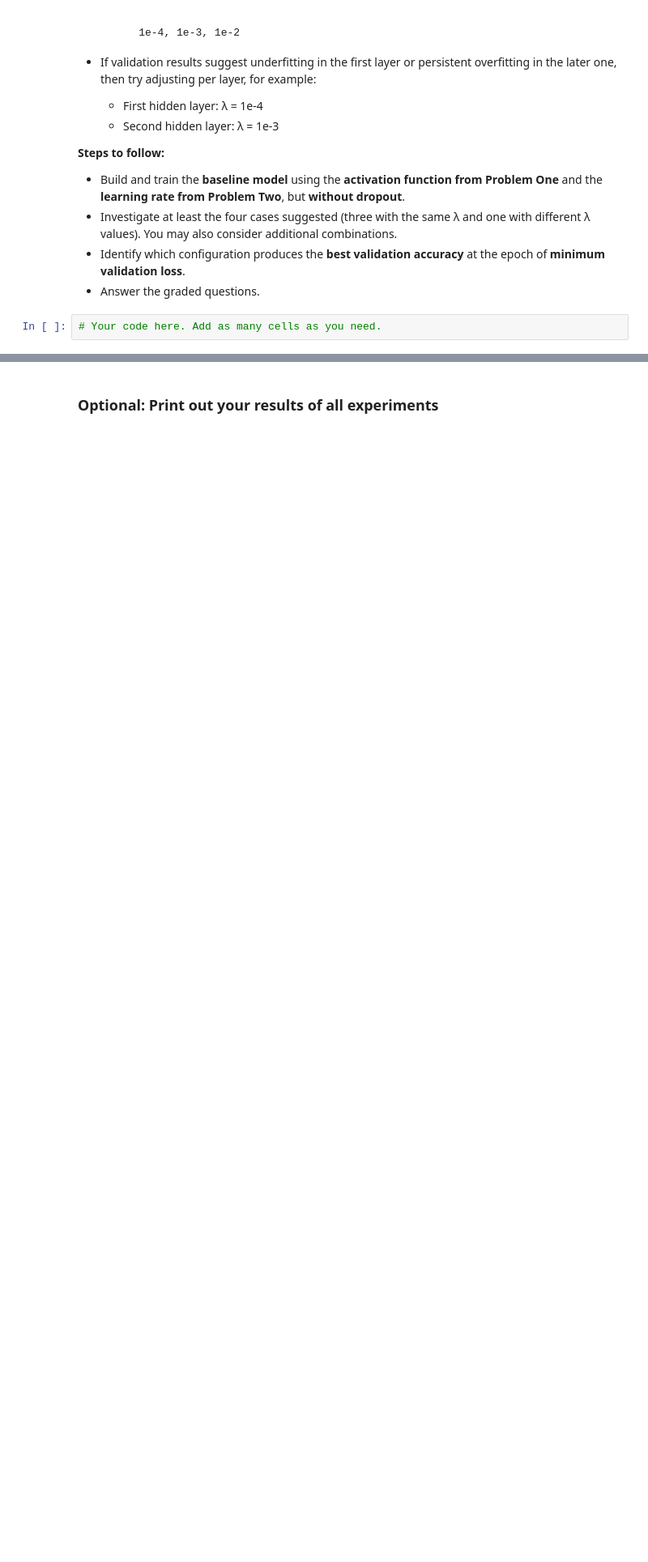
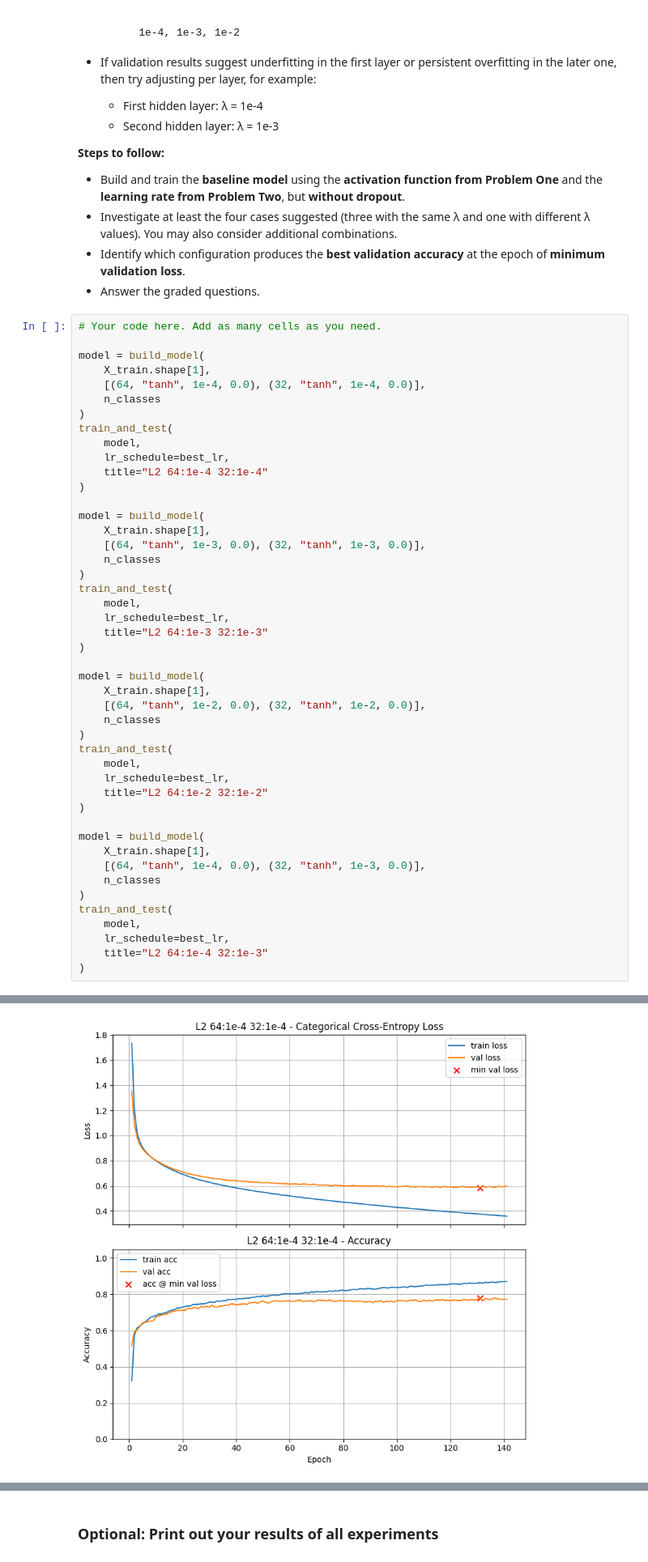
Before and after one commit to cdc18b/deeplearning, a Jupyter notebook: Homework_03.ipynb, the cells around one changed output, grey strips where cells are left out. Shown at 81% size. Drawn from its saved outputs; the diff is of its cells as text; blank space fills up the shorter version.

```diff
--- a/Homework_03.ipynb
+++ b/Homework_03.ipynb
@@ -537,3 +830,48 @@ In this problem, you will explore how **L2 regularization** (also called *weight
 * Answer the graded questions.
 # %%
 # Your code here. Add as many cells as you need.
+
+model = build_model(
+    X_train.shape[1],
+    [(64, "tanh", 1e-4, 0.0), (32, "tanh", 1e-4, 0.0)],
+    n_classes
+)
+train_and_test(
+    model,
+    lr_schedule=best_lr,
+    title="L2 64:1e-4 32:1e-4"
+)
+
+model = build_model(
+    X_train.shape[1],
+    [(64, "tanh", 1e-3, 0.0), (32, "tanh", 1e-3, 0.0)],
+    n_classes
+)
+train_and_test(
+    model,
+    lr_schedule=best_lr,
+    title="L2 64:1e-3 32:1e-3"
+)
+
+model = build_model(
+    X_train.shape[1],
+    [(64, "tanh", 1e-2, 0.0), (32, "tanh", 1e-2, 0.0)],
+    n_classes
+)
+train_and_test(
+    model,
+    lr_schedule=best_lr,
+    title="L2 64:1e-2 32:1e-2"
+)
+
+model = build_model(
+    X_train.shape[1],
+    [(64, "tanh", 1e-4, 0.0), (32, "tanh", 1e-3, 0.0)],
+    n_classes
+)
+train_and_test(
+    model,
+    lr_schedule=best_lr,
+    title="L2 64:1e-4 32:1e-3"
+)
+# %% [output]
@@ -539,0 +879 @@ In this problem, you will explore how **L2 regularization** (also called *weight
+[figure, added]
```
Also changed, not shown: parts of 32 cells of this notebook.
